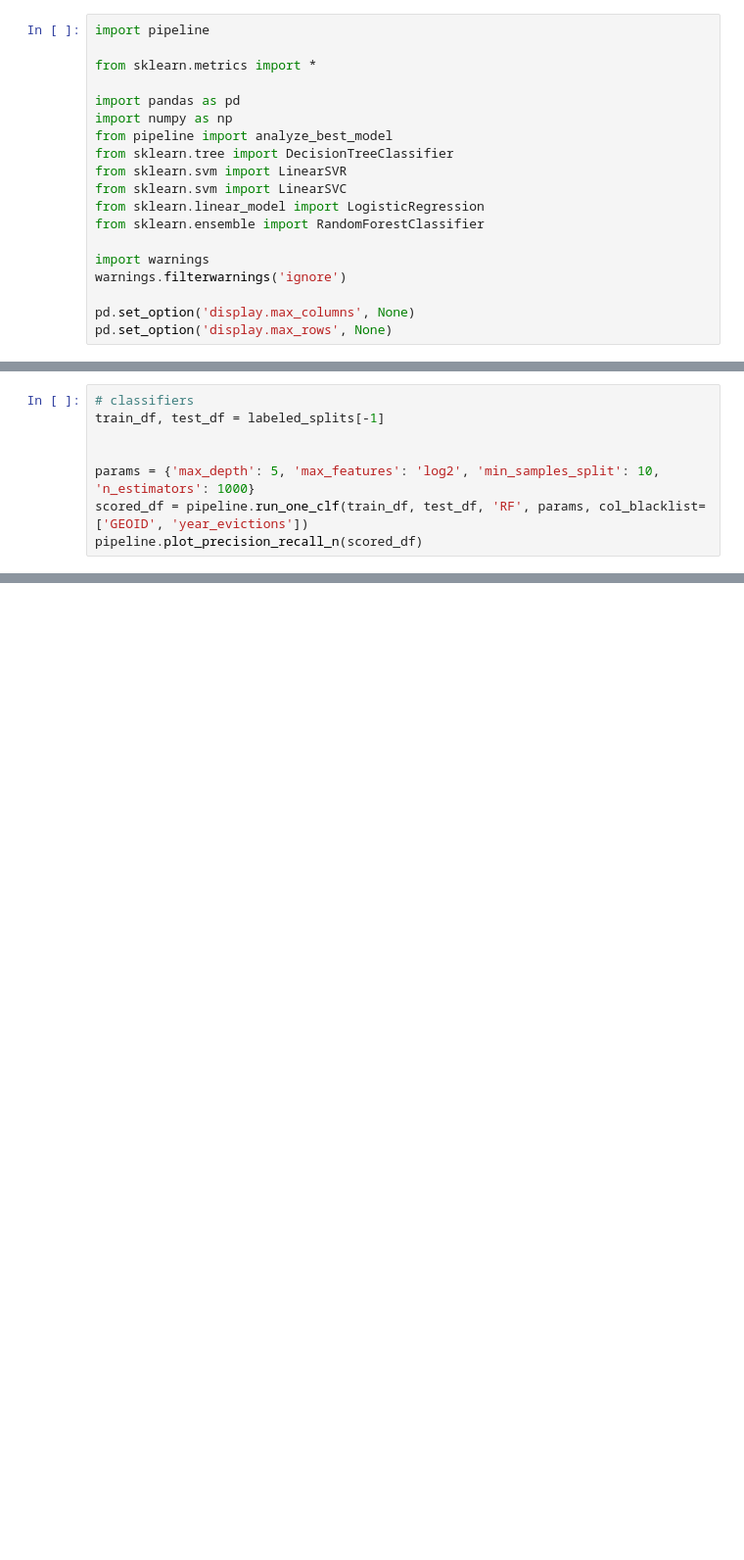
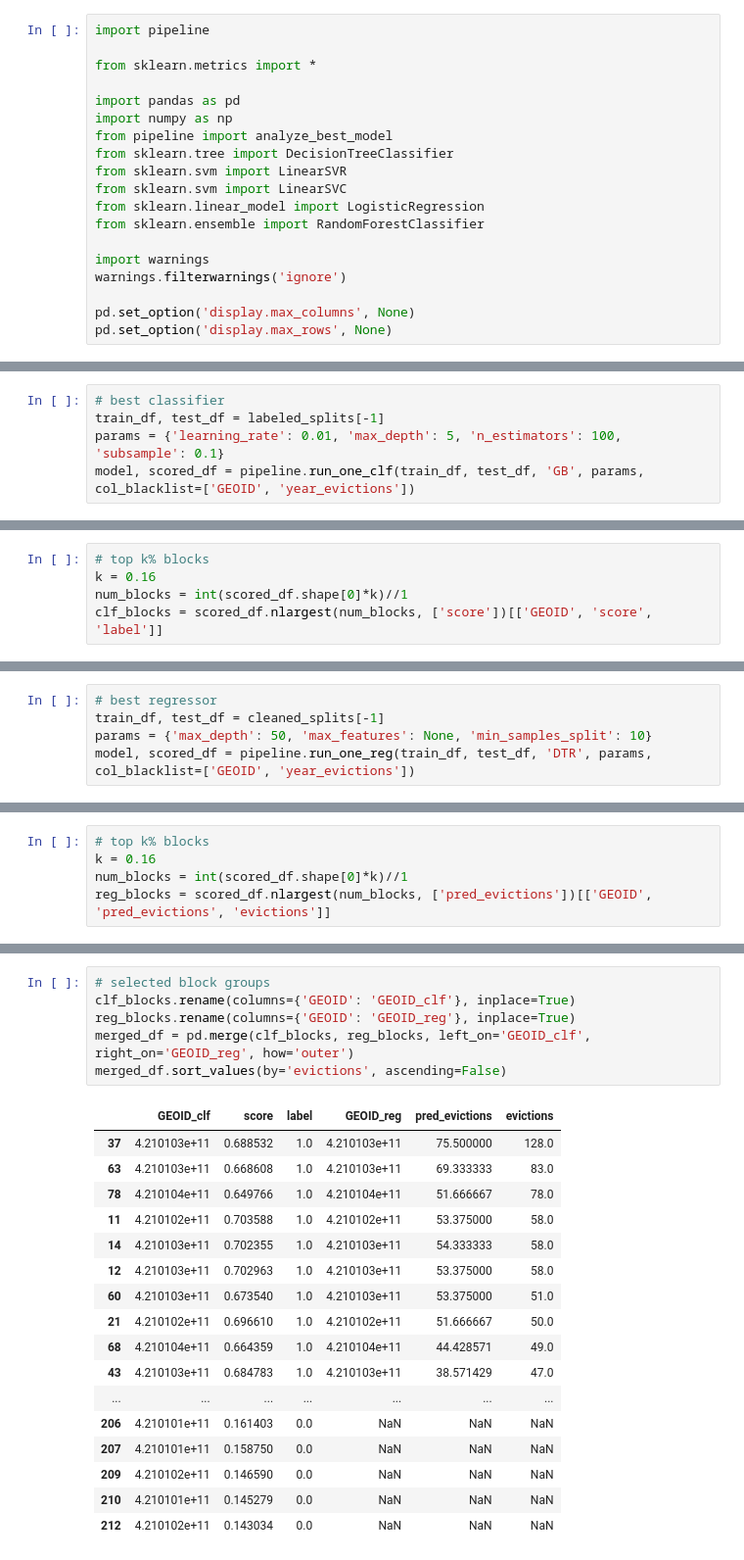
Before and after one commit to sinclairtarget/philly-evictions, a Jupyter notebook: interpret.ipynb, the cells around one changed output, grey strips where cells are left out. Shown at 98% size. Drawn from its saved outputs; the diff is of its cells as text; blank space fills up the shorter version.

```diff
--- a/interpret.ipynb
+++ b/interpret.ipynb
@@ -49,0 +27,5 @@ analyze_best_model.top_k_blocks_clf(model, params, train_df, test_df, label, k).
+# %%
+# best classifier
+train_df, test_df = labeled_splits[-1]
+params = {'learning_rate': 0.01, 'max_depth': 5, 'n_estimators': 100, 'subsample': 0.1}
+model, scored_df = pipeline.run_one_clf(train_df, test_df, 'GB', params, col_blacklist=['GEOID', 'year_evictions'])
@@ -49,0 +44,5 @@ analyze_best_model.top_k_blocks_clf(model, params, train_df, test_df, label, k).
+# %%
+# top k% blocks
+k = 0.16
+num_blocks = int(scored_df.shape[0]*k)//1
+clf_blocks = scored_df.nlargest(num_blocks, ['score'])[['GEOID', 'score', 'label']]
@@ -50,8 +69,5 @@ analyze_best_model.top_k_blocks_clf(model, params, train_df, test_df, label, k).
 # %%
-# classifiers
-train_df, test_df = labeled_splits[-1]
-
-
-params = {'max_depth': 5, 'max_features': 'log2', 'min_samples_split': 10, 'n_estimators': 1000}
-scored_df = pipeline.run_one_clf(train_df, test_df, 'RF', params, col_blacklist=['GEOID', 'year_evictions'])
-pipeline.plot_precision_recall_n(scored_df)
+# best regressor
+train_df, test_df = cleaned_splits[-1]
+params = {'max_depth': 50, 'max_features': None, 'min_samples_split': 10}
+model, scored_df = pipeline.run_one_reg(train_df, test_df, 'DTR', params, col_blacklist=['GEOID', 'year_evictions'])
@@ -74,0 +74,5 @@ analyze_best_model.feature_importance_reg(model, params, train_df, test_df, labe
+# %%
+# top k% blocks
+k = 0.16
+num_blocks = int(scored_df.shape[0]*k)//1
+reg_blocks = scored_df.nlargest(num_blocks, ['pred_evictions'])[['GEOID', 'pred_evictions', 'evictions']]
@@ -74,0 +99,24 @@ analyze_best_model.feature_importance_reg(model, params, train_df, test_df, labe
+# %%
+# selected block groups
+clf_blocks.rename(columns={'GEOID': 'GEOID_clf'}, inplace=True)
+reg_blocks.rename(columns={'GEOID': 'GEOID_reg'}, inplace=True)
+merged_df = pd.merge(clf_blocks, reg_blocks, left_on='GEOID_clf', right_on='GEOID_reg', how='outer')
+merged_df.sort_values(by='evictions', ascending=False)
+# %% [output]
+|  | GEOID_clf | score | label | GEOID_reg | pred_evictions | evictions |
+| 37 | 4.210103e+11 | 0.688532 | 1.0 | 4.210103e+11 | 75.500000 | 128.0 |
+| 63 | 4.210103e+11 | 0.668608 | 1.0 | 4.210103e+11 | 69.333333 | 83.0 |
+| 78 | 4.210104e+11 | 0.649766 | 1.0 | 4.210104e+11 | 51.666667 | 78.0 |
+| 11 | 4.210102e+11 | 0.703588 | 1.0 | 4.210102e+11 | 53.375000 | 58.0 |
+| 14 | 4.210103e+11 | 0.702355 | 1.0 | 4.210103e+11 | 54.333333 | 58.0 |
+| 12 | 4.210103e+11 | 0.702963 | 1.0 | 4.210103e+11 | 53.375000 | 58.0 |
+| 60 | 4.210103e+11 | 0.673540 | 1.0 | 4.210103e+11 | 53.375000 | 51.0 |
+| 21 | 4.210102e+11 | 0.696610 | 1.0 | 4.210102e+11 | 51.666667 | 50.0 |
+| 68 | 4.210104e+11 | 0.664359 | 1.0 | 4.210104e+11 | 44.428571 | 49.0 |
+| 43 | 4.210103e+11 | 0.684783 | 1.0 | 4.210103e+11 | 38.571429 | 47.0 |
+| ... | ... | ... | ... | ... | ... | ... |
+| 206 | 4.210101e+11 | 0.161403 | 0.0 | NaN | NaN | NaN |
+| 207 | 4.210101e+11 | 0.158750 | 0.0 | NaN | NaN | NaN |
+| 209 | 4.210102e+11 | 0.146590 | 0.0 | NaN | NaN | NaN |
+| 210 | 4.210101e+11 | 0.145279 | 0.0 | NaN | NaN | NaN |
+| 212 | 4.210102e+11 | 0.143034 | 0.0 | NaN | NaN | NaN |
```
Also changed, not shown: parts of 9 cells of this notebook, 2 other files.
